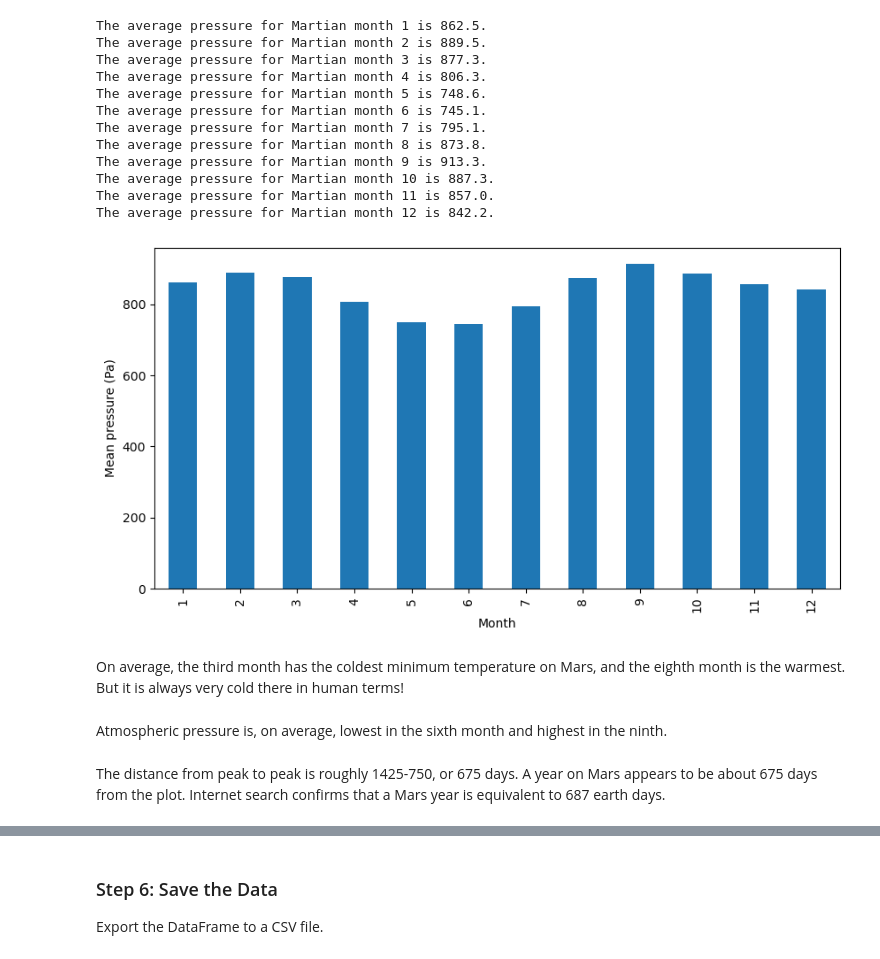
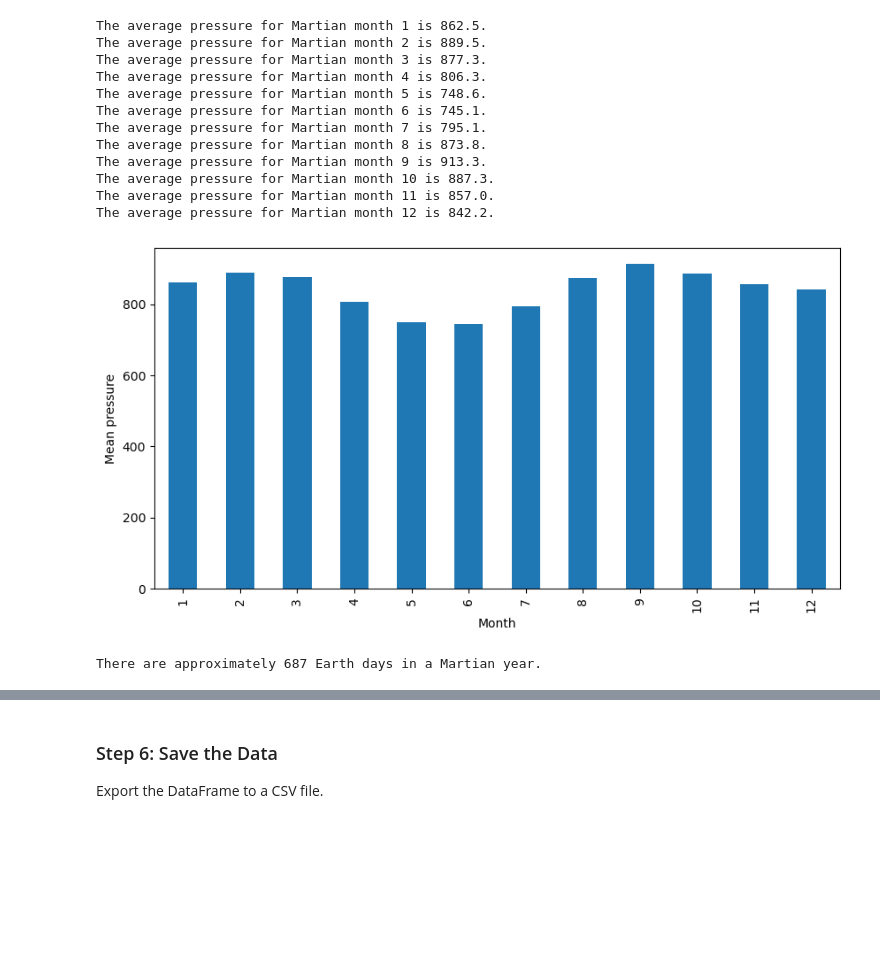
Before and after one commit to mlister3/News_Scraper_and_Analysis, a Jupyter notebook: part_2_mars_waether/part_2_mars_weather.ipynb, the cells around one changed output, grey strips where cells are left out. Cells and saved outputs as stored; diff of their text form; code cells hidden in the pictures; blank space fills up the shorter version.

```diff
--- a/part_2_mars_waether/part_2_mars_weather.ipynb
+++ b/part_2_mars_waether/part_2_mars_weather.ipynb
@@ -237,9 +237,9 @@ The average pressure for Martian month 12 is 842.2.
 # %%
 # Plot the average pressure by month
 fig, ax = plt.subplots(figsize=(10, 5))
 pressure_by_month.plot(kind='bar', ax=ax)
 ax.set_xlabel('Month')
-ax.set_ylabel('Mean pressure (Pa)')
+ax.set_ylabel('Mean pressure')
 plt.show()
 # %% [output]
-[figure, old version]
+[figure, new version]
@@ -248,6 +246,22 @@ plt.show()
-# %% [markdown]
-On average, the third month has the coldest minimum temperature on Mars, and the eighth month is the warmest. But it is always very cold there in human terms!
-# %% [markdown]
-Atmospheric pressure is, on average, lowest in the sixth month and highest in the ninth.
-# %% [markdown]
-The distance from peak to peak is roughly 1425-750, or 675 days. A year on Mars appears to be about 675 days from the plot. Internet search confirms that a Mars year is equivalent to 687 earth days.
+# %%
+# 5. How many terrestrial (earth) days are there in a Martian year?
+# locate where mars has 0 for solar longitude
+is_zero = df['ls'] == 0
+subset = df[is_zero]
+
+# Compute the difference between consecutive sol values
+diffs = subset['sol'].diff()
+
+# Create a boolean mask to filter out rows where the difference is within +-1
+mask = (diffs.abs() == 1)
+
+# Drop the rows that satisfy the condition
+result = subset[mask]
+
+# Calulate the difference of days between each result
+date_diff = result['terrestrial_date'].diff()
+average_diff = int(date_diff.mean().days)
+
+print("There are approximately", average_diff, "Earth days in a Martian year.")
+# %% [output]
+There are approximately 687 Earth days in a Martian year.
```
Also changed, not shown: parts of 6 cells of this notebook, 1 other file.
